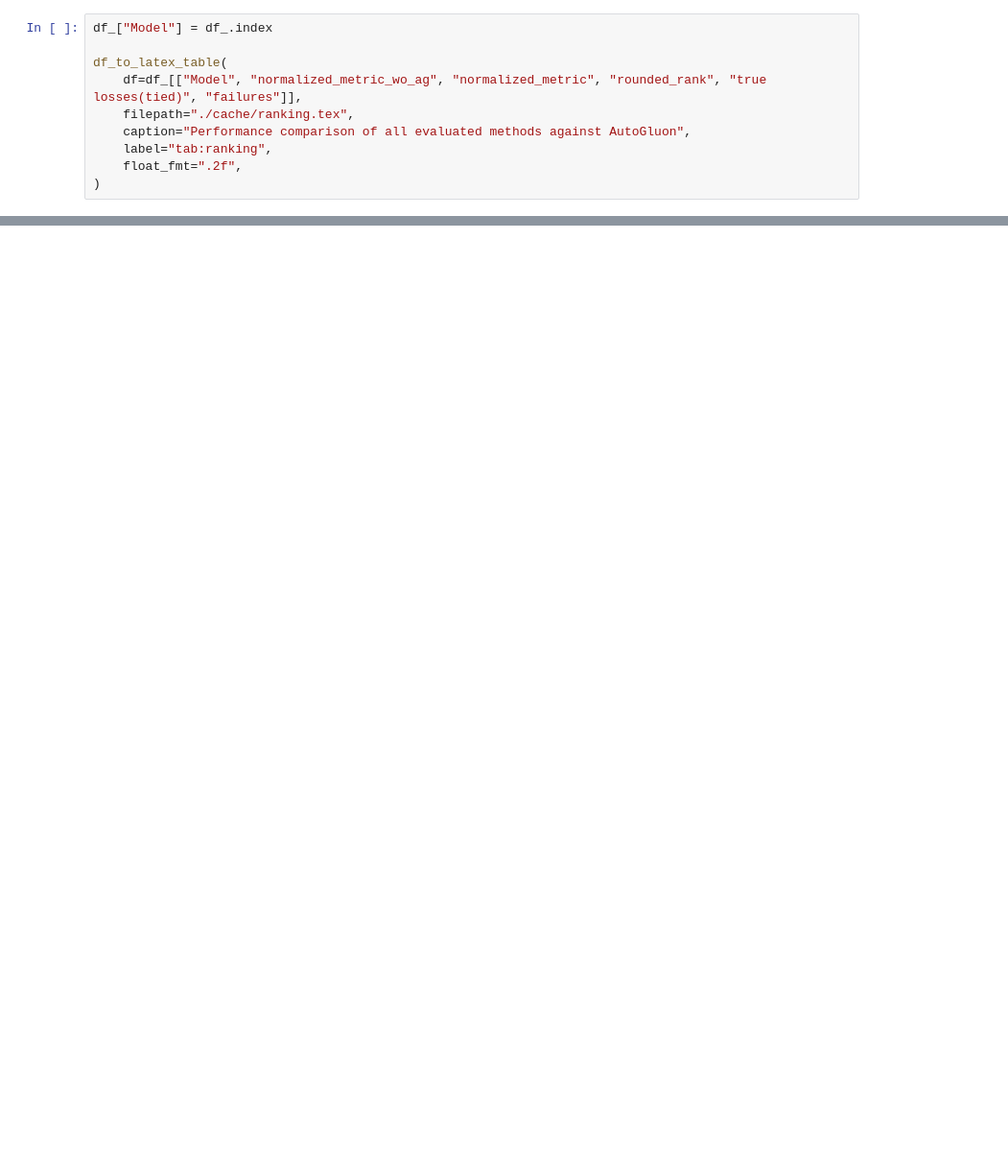
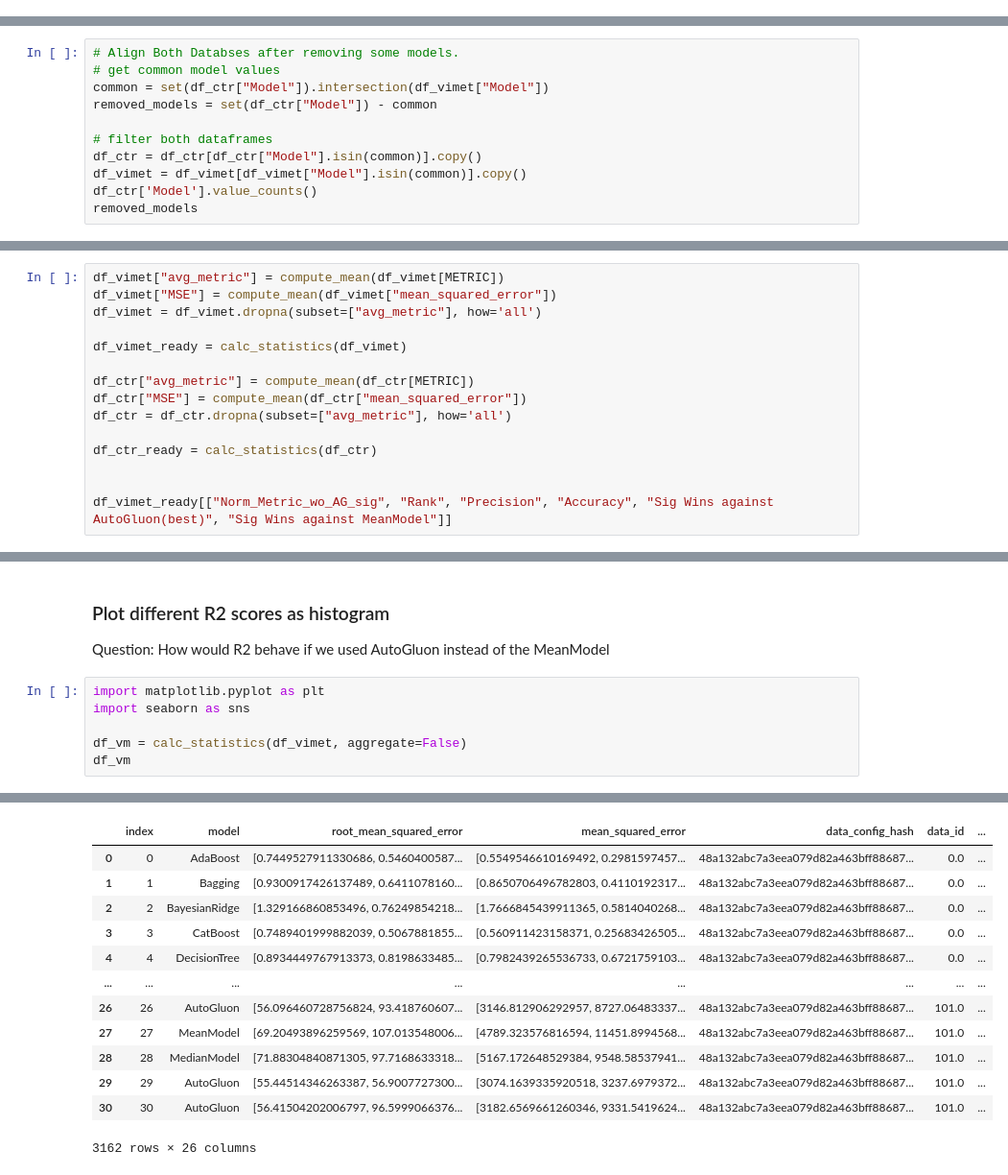
Before and after one commit to JP-SystemsX/AutoViMet, a Jupyter notebook: analysis/performance_comparison.ipynb, the cells around one changed output, grey strips where cells are left out. Shown at 96% size. Cells and saved outputs as stored; diff of their text form; blank space fills up the shorter version.

```diff
--- a/analysis/performance_comparison.ipynb
+++ b/analysis/performance_comparison.ipynb
@@ -436,10 +0,0 @@ combined
-# %%
-df_["Model"] = df_.index
-
-df_to_latex_table(
-    df=df_[["Model", "normalized_metric_wo_ag", "normalized_metric", "rounded_rank", "true losses(tied)", "failures"]],
-    filepath="./cache/ranking.tex",
-    caption="Performance comparison of all evaluated methods against AutoGluon",
-    label="tab:ranking",
-    float_fmt=".2f",
-)
@@ -462,0 +132,11 @@ TypeError: critical_difference_diagram() got an unexpected keyword argument 'alp
+# %%
+# Align Both Databses after removing some models.
+# get common model values
+common = set(df_ctr["Model"]).intersection(df_vimet["Model"])
+removed_models = set(df_ctr["Model"]) - common
+
+# filter both dataframes
+df_ctr = df_ctr[df_ctr["Model"].isin(common)].copy()
+df_vimet = df_vimet[df_vimet["Model"].isin(common)].copy()
+df_ctr['Model'].value_counts()
+removed_models
@@ -462,0 +325,15 @@ TypeError: critical_difference_diagram() got an unexpected keyword argument 'alp
+# %%
+df_vimet["avg_metric"] = compute_mean(df_vimet[METRIC])
+df_vimet["MSE"] = compute_mean(df_vimet["mean_squared_error"])
+df_vimet = df_vimet.dropna(subset=["avg_metric"], how='all')
+
+df_vimet_ready = calc_statistics(df_vimet)
+
+df_ctr["avg_metric"] = compute_mean(df_ctr[METRIC])
+df_ctr["MSE"] = compute_mean(df_ctr["mean_squared_error"])
+df_ctr = df_ctr.dropna(subset=["avg_metric"], how='all')
+
+df_ctr_ready = calc_statistics(df_ctr)
+
+
+df_vimet_ready[["Norm_Metric_wo_AG_sig", "Rank", "Precision", "Accuracy", "Sig Wins against AutoGluon(best)", "Sig Wins against MeanModel"]]
@@ -462,0 +885,10 @@ TypeError: critical_difference_diagram() got an unexpected keyword argument 'alp
+# %% [markdown]
+### Plot different R2 scores as histogram
+Question: How would R2 behave if we used AutoGluon instead of the MeanModel
+# %%
+import matplotlib.pyplot as plt
+import seaborn as sns
+
+df_vm = calc_statistics(df_vimet, aggregate=False)
+df_vm
+# %% [output]
@@ -462,0 +896,13 @@ TypeError: critical_difference_diagram() got an unexpected keyword argument 'alp
+|  | index | model | root_mean_squared_error | mean_squared_error | data_config_hash | data_id | ... |
+| 0 | 0 | AdaBoost | [0.7449527911330686, 0.5460400587... | [0.5549546610169492, 0.2981597457... | 48a132abc7a3eea079d82a463bff88687... | 0.0 | ... |
+| 1 | 1 | Bagging | [0.9300917426137489, 0.6411078160... | [0.8650706496782803, 0.4110192317... | 48a132abc7a3eea079d82a463bff88687... | 0.0 | ... |
+| 2 | 2 | BayesianRidge | [1.329166860853496, 0.76249854218... | [1.7666845439911365, 0.5814040268... | 48a132abc7a3eea079d82a463bff88687... | 0.0 | ... |
+| 3 | 3 | CatBoost | [0.7489401999882039, 0.5067881855... | [0.560911423158371, 0.25683426505... | 48a132abc7a3eea079d82a463bff88687... | 0.0 | ... |
+| 4 | 4 | DecisionTree | [0.8934449767913373, 0.8198633485... | [0.7982439265536733, 0.6721759103... | 48a132abc7a3eea079d82a463bff88687... | 0.0 | ... |
+| ... | ... | ... | ... | ... | ... | ... | ... |
+| 26 | 26 | AutoGluon | [56.096460728756824, 93.418760607... | [3146.812906292957, 8727.06483337... | 48a132abc7a3eea079d82a463bff88687... | 101.0 | ... |
+| 27 | 27 | MeanModel | [69.20493896259569, 107.013548006... | [4789.323576816594, 11451.8994568... | 48a132abc7a3eea079d82a463bff88687... | 101.0 | ... |
+| 28 | 28 | MedianModel | [71.88304840871305, 97.7168633318... | [5167.172648529384, 9548.58537941... | 48a132abc7a3eea079d82a463bff88687... | 101.0 | ... |
+| 29 | 29 | AutoGluon | [55.44514346263387, 56.9007727300... | [3074.1639335920518, 3237.6979372... | 48a132abc7a3eea079d82a463bff88687... | 101.0 | ... |
+| 30 | 30 | AutoGluon | [56.41504202006797, 96.5999066376... | [3182.6569661260346, 9331.5419624... | 48a132abc7a3eea079d82a463bff88687... | 101.0 | ... |
+3162 rows × 26 columns
```
Also changed, not shown: parts of 52 cells of this notebook, 8 other files.
